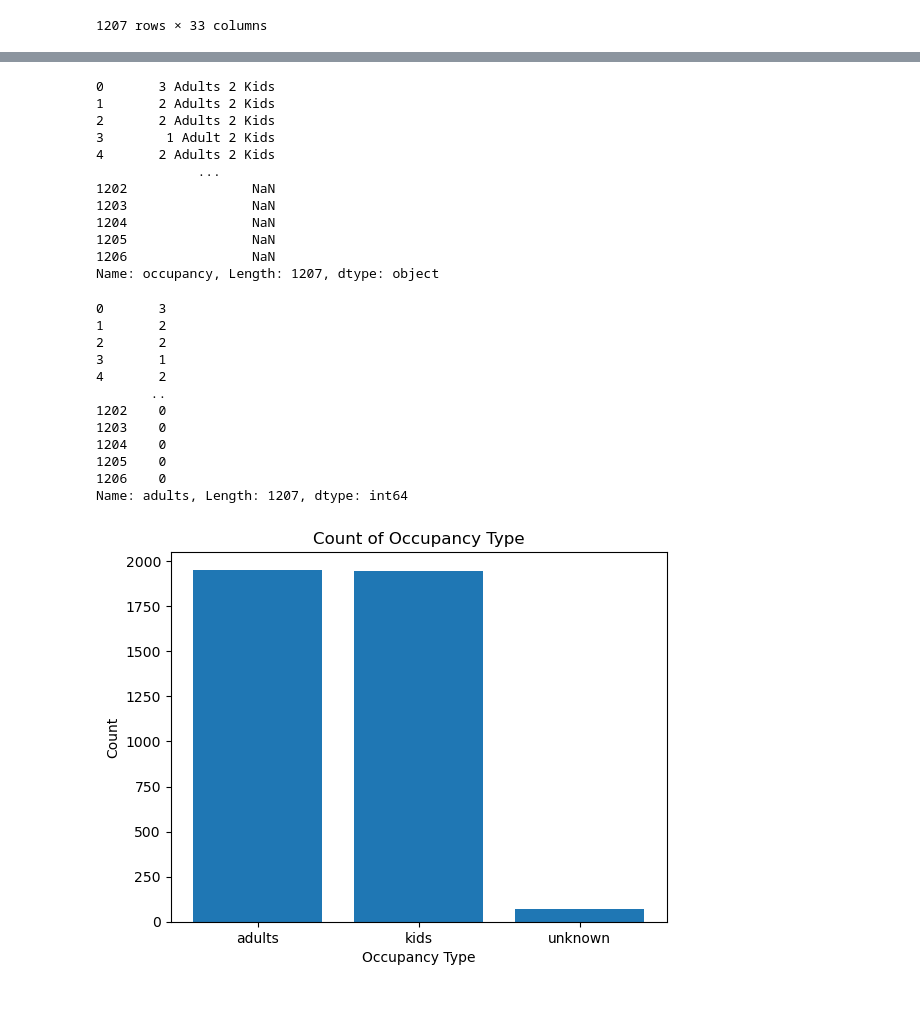
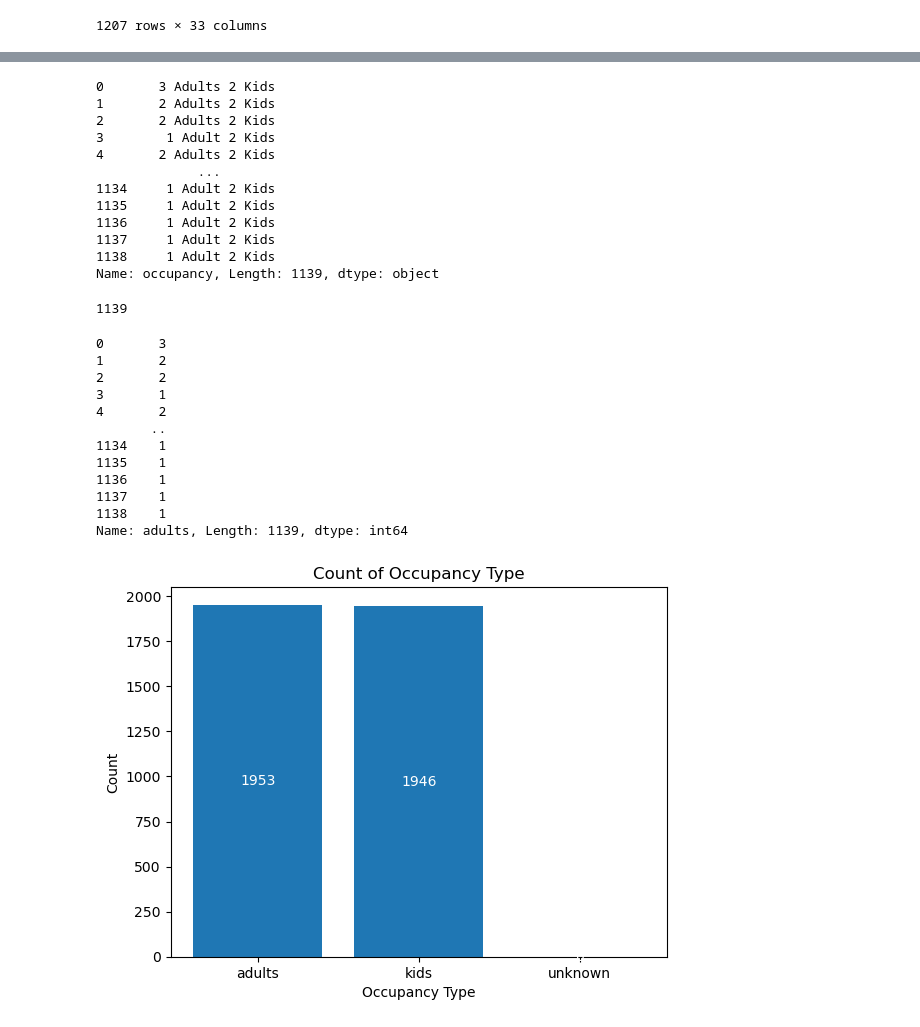
Before and after one commit to JustinTham511/imt574final, a Jupyter notebook: mi_notebook.ipynb, the cells around one changed output, grey strips where cells are left out. Cells and saved outputs as stored; diff of their text form; code cells hidden in the pictures.

Commit message:
Cleaned up code a bit

```diff
--- a/mi_notebook.ipynb
+++ b/mi_notebook.ipynb
@@ -22,6 +33,6 @@ df
 # %%
 df['cleaned_price'] = df['room_price'].str.replace('per night incl. tax', '')
-df['cleaned_price'] = pd.to_numeric(df['cleaned_price'], errors='coerce').fillna(0).astype(int)
+df['cleaned_price'] = pd.to_numeric(df['cleaned_price'], errors='coerce').astype(int)
 # df.head()
 # df.info()
 # %%
@@ -48,19 +59,25 @@ print(df['occupancy'])
 3        1 Adult 2 Kids
 4       2 Adults 2 Kids
              ...
-1202                NaN
-1203                NaN
-1204                NaN
-1205                NaN
-1206                NaN
-Name: occupancy, Length: 1207, dtype: object
+1134     1 Adult 2 Kids
+1135     1 Adult 2 Kids
+1136     1 Adult 2 Kids
+1137     1 Adult 2 Kids
+1138     1 Adult 2 Kids
+Name: occupancy, Length: 1139, dtype: object
+# %%
+unknown_count = df['occupancy'].isna().sum()
+df.dropna(subset=['occupancy'], inplace=True)
+len(df)
+# %% [output]
+1139
 # %%
-# df[['adults', 'kids']] = df['occupancy'].str.extract(r'(?i)(\d+) adults?\s*(\d*) kids?')
-# df[['adults', 'kids']] = df[['adults', 'kids']].apply(pd.to_numeric, errors='coerce').fillna(0).astype(int)
+df[['adults', 'kids']] = df['occupancy'].str.extract(r'(?i)(\d+) adults?\s*(\d*) kids?')
+df[['adults', 'kids']] = df[['adults', 'kids']].astype(int)
 
-df['adults'] = df['occupancy'].str.extract(r'(\d+) Adults?').fillna(0).astype(int)
-df['kids'] = df['occupancy'].str.extract(r'(\d+) Kids?').fillna(0).astype(int)
-df['missing_occupancy'] = df['occupancy'].isna().astype(int)
+# df['adults'] = df['occupancy'].str.extract(r'(\d+) Adults?').fillna(0).astype(int)
+# df['kids'] = df['occupancy'].str.extract(r'(\d+) Kids?').fillna(0).astype(int)
+# df['missing_occupancy'] = df['occupancy'].isna().astype(int)
 
 # df.head()
 # %%
@@ -72,9 +89,9 @@ df['adults']
 3       1
 4       2
        ..
-1202    0
-1203    0
-1204    0
-1205    0
-1206    0
-Name: adults, Length: 1207, dtype: int64
+1134    1
+1135    1
+1136    1
+1137    1
+1138    1
+Name: adults, Length: 1139, dtype: int64
@@ -81,18 +100,21 @@ Name: adults, Length: 1207, dtype: int64
 # %%
 # EDA for occupancy
 adult_count = df['adults'].sum()
 kid_count = df['kids'].sum()
-unknown_count = df['missing_occupancy'].sum()
+
 counts = [adult_count, kid_count, unknown_count]
-occupancy_type = ['adults', 'kids', 'unknown']
 
 plt.bar(occupancy_type, counts)
+
+for i in range(len(occupancy_type)):
+    plt.text(occupancy_type[i], counts[i]/2, str(counts[i]), ha='center', va='center', color='white')
+
 plt.xlabel('Occupancy Type')
 plt.ylabel('Count')
 plt.title('Count of Occupancy Type')
 plt.show()
 # %% [output]
-[figure, old version]
+[figure, new version]
 # %%
 # How does occupancy affect the room price of a property?
 # Linear regression
```
Also changed, not shown: parts of 9 cells of this notebook, 2 other files.
